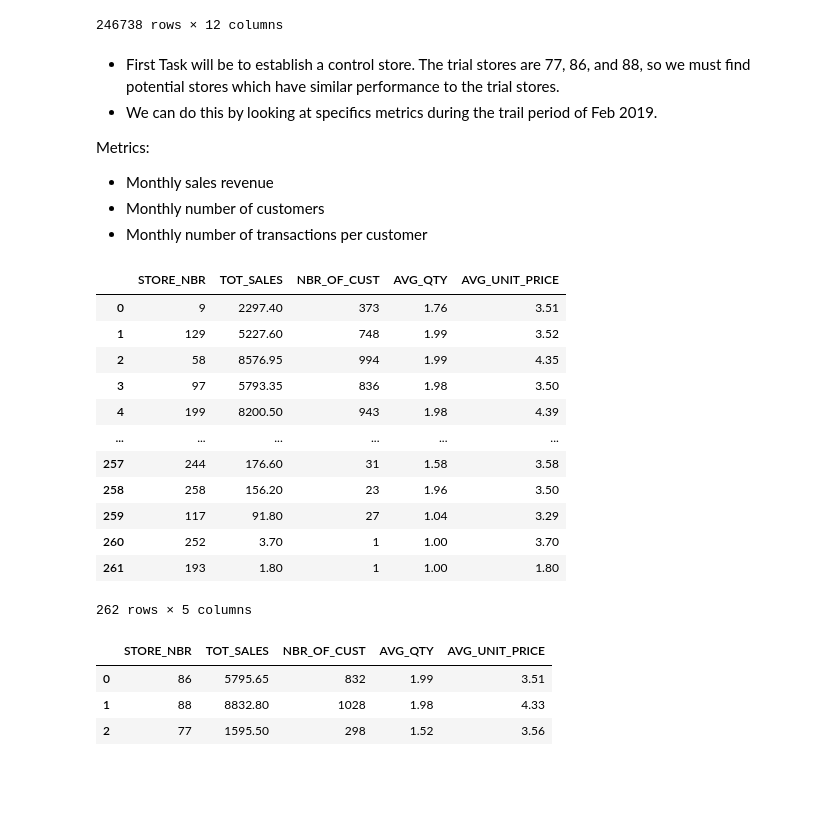
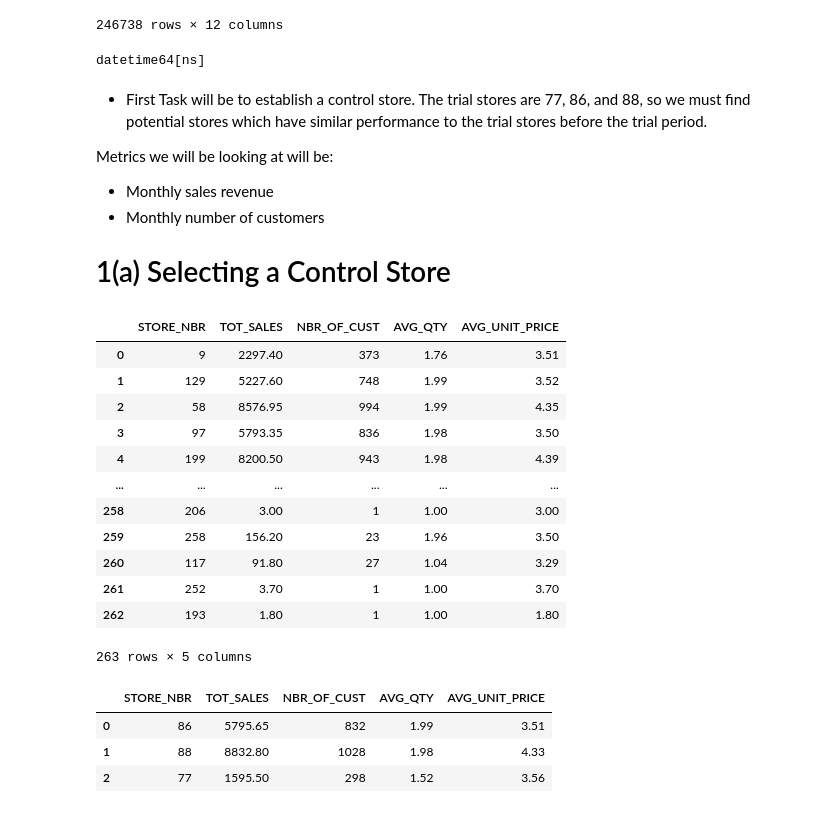
Before and after one commit to jdomingo117/Projects, a Jupyter notebook: Quantium Virtual Internship - Experimentation & Uplift Testing/Code/Task 2 - Experimentation and uplift testing.ipynb, the cells around one changed output. Cells and saved outputs as stored; diff of their text form; code cells hidden in the pictures; blank space fills up the shorter version.

Commit message:
Task 2 - Experimentation and Uplift Testing

```diff
--- a/Quantium Virtual Internship - Experimentation & Uplift Testing/Code/Task 2 - Experimentation and uplift testing.ipynb
+++ b/Quantium Virtual Internship - Experimentation & Uplift Testing/Code/Task 2 - Experimentation and uplift testing.ipynb
@@ -31,23 +33,29 @@ data
 | 246738 | 2019-06-30 | 199 | 198068 | Doritos Corn Chips Nacho Cheese 170g | Doritos | 170 | 2 | 8.8 | ... |
 | 246739 | 2019-06-30 | 220 | 219497 | Dorito Corn Chp Supreme 380g | Doritos | 380 | 2 | 13.0 | ... |
 246738 rows × 12 columns
+# %%
+data['real_date'] = pd.to_datetime(data['real_date'])
+# %%
+print(data['real_date'].dtypes)
+# %% [output]
+datetime64[ns]
 # %% [markdown]
-- First Task will be to establish a control store. The trial stores are 77, 86, and 88, so we must find potential stores which have similar performance to the trial stores.
-- We can do this by looking at specifics metrics during the trail period of Feb 2019.
+- First Task will be to establish a control store. The trial stores are 77, 86, and 88, so we must find potential stores which have similar performance to the trial stores before the trial period.
 
-Metrics:
+Metrics we will be looking at will be:
 - Monthly sales revenue
 - Monthly number of customers
-- Monthly number of transactions per customer
+
+# 1(a) Selecting a Control Store
 # %%
 # Isolate stores which have been active throughout trial
-data_active_feb = data[(data['real_date'] > '2019-02-01') & (data['real_date'] < '2019-04-01')]
+data_active_feb = data[(data['real_date'] >= '2019-02-01') & (data['real_date'] < '2019-05-01')]
 data_active_feb['STORE_NBR'].value_counts()
 
 active_stores = data_active_feb['STORE_NBR'].unique()
 active_store_records = data[data.STORE_NBR.isin(active_stores)]
 
-# Select all stores outside of trial stores BEFORE FEB
+# Select all stores outside of trial stores BEFORE trial
 data_prior_feb = active_store_records[active_store_records['real_date'] < '2019-02-01']
 
 query = """
@@ -78,39 +86,39 @@ for store in control_stores['STORE_NBR']:
     df = control_rec[control_rec['STORE_NBR'] == store]
     cust.append(len(df.index))
 
 control_stores['NBR_OF_CUST'] = cust
 
 # Monthly number of transactions per customer
 avg_qty = []
 for store in control_stores['STORE_NBR']:
     df = control_rec[control_rec['STORE_NBR'] == store]
     avg_qty.append(round(np.mean(df['PROD_QTY']), 2))
 
 control_stores['AVG_QTY'] = avg_qty
 
 # Average Unit price
 avg_unit = []
 for store in control_stores['STORE_NBR']:
     df = control_rec[control_rec['STORE_NBR'] == store]
     avg_unit.append(round(np.mean(df['AVG_CHIP_PRICE']), 2))
 
 control_stores['AVG_UNIT_PRICE' ] = avg_unit
 
 control_stores
 # %% [output]
 |  | STORE_NBR | TOT_SALES | NBR_OF_CUST | AVG_QTY | AVG_UNIT_PRICE |
 | 0 | 9 | 2297.40 | 373 | 1.76 | 3.51 |
 | 1 | 129 | 5227.60 | 748 | 1.99 | 3.52 |
 | 2 | 58 | 8576.95 | 994 | 1.99 | 4.35 |
 | 3 | 97 | 5793.35 | 836 | 1.98 | 3.50 |
 | 4 | 199 | 8200.50 | 943 | 1.98 | 4.39 |
 | ... | ... | ... | ... | ... | ... |
-| 257 | 244 | 176.60 | 31 | 1.58 | 3.58 |
-| 258 | 258 | 156.20 | 23 | 1.96 | 3.50 |
-| 259 | 117 | 91.80 | 27 | 1.04 | 3.29 |
-| 260 | 252 | 3.70 | 1 | 1.00 | 3.70 |
-| 261 | 193 | 1.80 | 1 | 1.00 | 1.80 |
+| 258 | 206 | 3.00 | 1 | 1.00 | 3.00 |
+| 259 | 258 | 156.20 | 23 | 1.96 | 3.50 |
+| 260 | 117 | 91.80 | 27 | 1.04 | 3.29 |
+| 261 | 252 | 3.70 | 1 | 1.00 | 3.70 |
+| 262 | 193 | 1.80 | 1 | 1.00 | 1.80 |
-262 rows × 5 columns
+263 rows × 5 columns
 # %%
 # Create df for only trial stores BEFORE FEB
 
```
Also changed, not shown: parts of 195 cells of this notebook, 2 other files.
